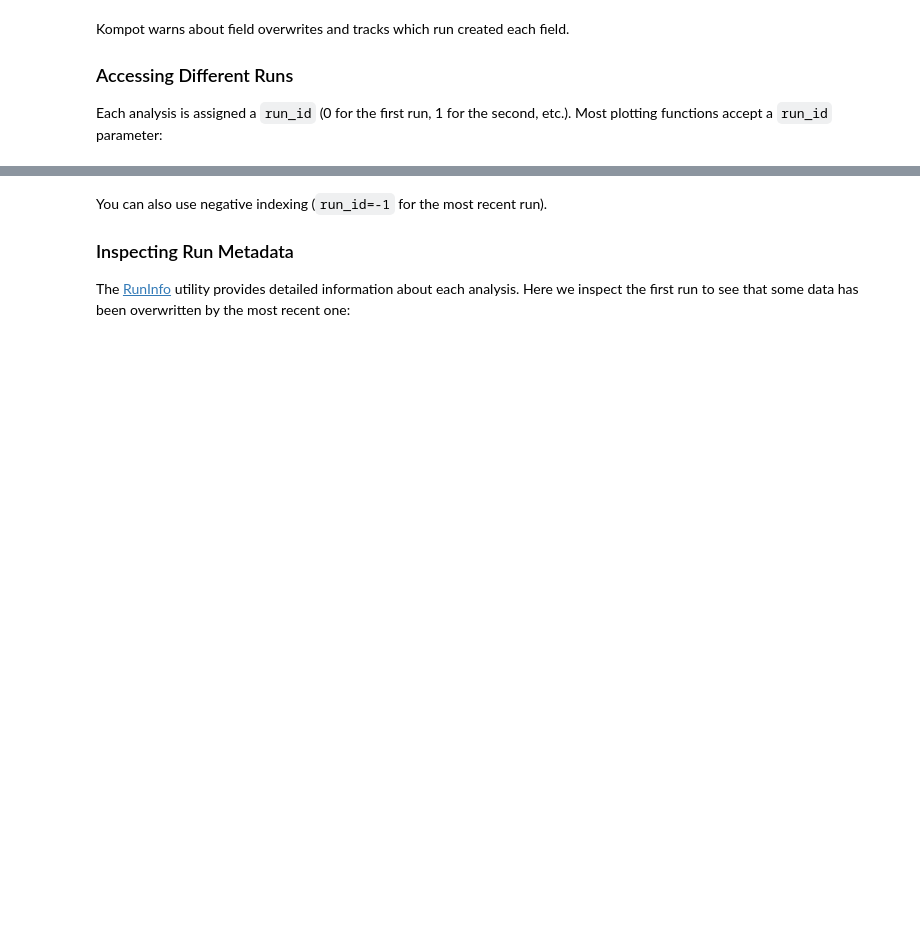
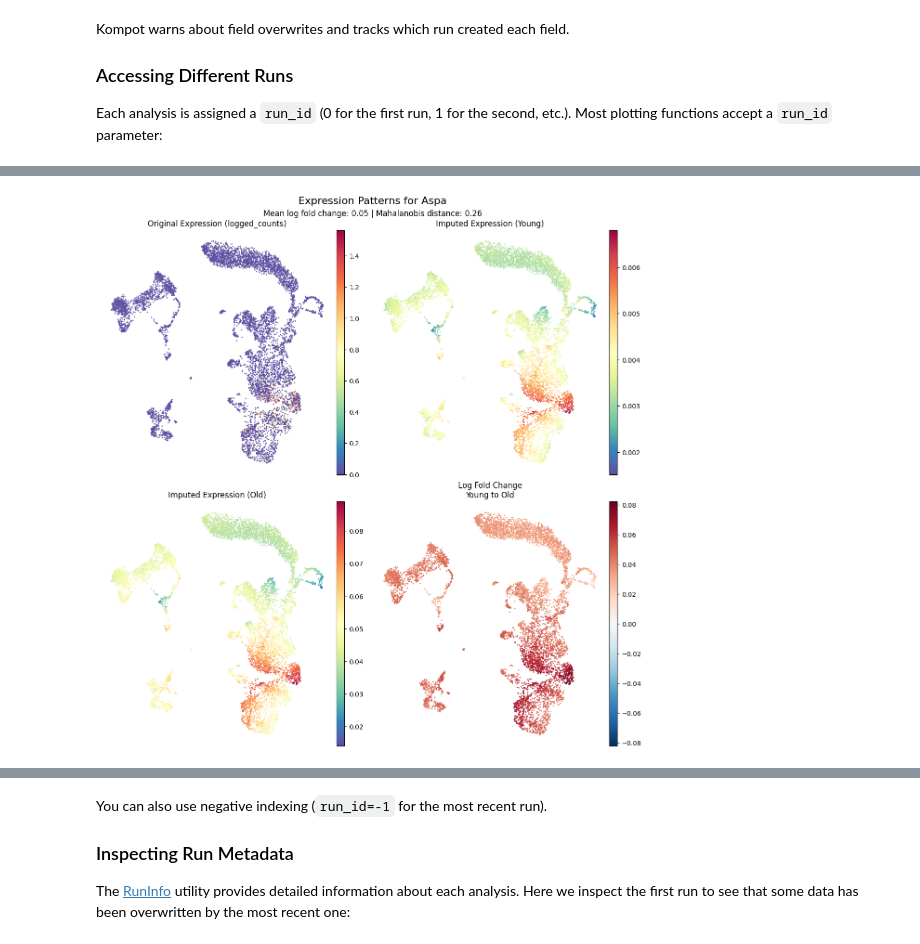
Before and after one commit to settylab/kompot, a Jupyter notebook: examples/02_differential_expression_detailed.ipynb, the cells around one changed output, grey strips where cells are left out. Cells and saved outputs as stored; diff of their text form; code cells hidden in the pictures; blank space fills up the shorter version.

```diff
--- a/examples/02_differential_expression_detailed.ipynb
+++ b/examples/02_differential_expression_detailed.ipynb
@@ -376,0 +348,5 @@ kompot.plot.volcano_de(adata, run_id=0, title="Young vs Old")
+# %%
+kompot.plot.plot_gene_expression(
+    adata, run_id=0, gene="Aspa", frameon=False
+)
+# %% [output]
@@ -377,3 +366,4 @@ kompot.plot.volcano_de(adata, run_id=0, title="Young vs Old")
+[figure, added]
 # %%
 # Plot the second comparison (Young vs Mid)
 kompot.plot.volcano_de(adata, run_id=1, title="Young vs Mid")
```
Also changed, not shown: parts of 26 cells of this notebook, 13 other files.
